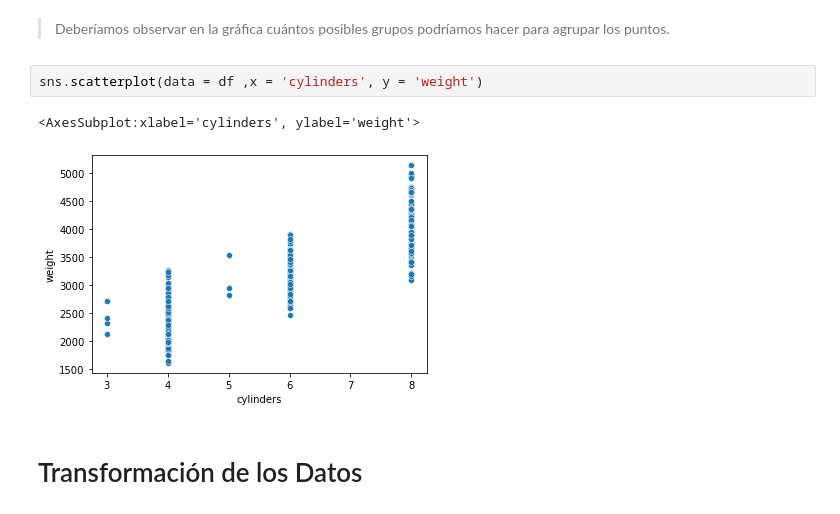
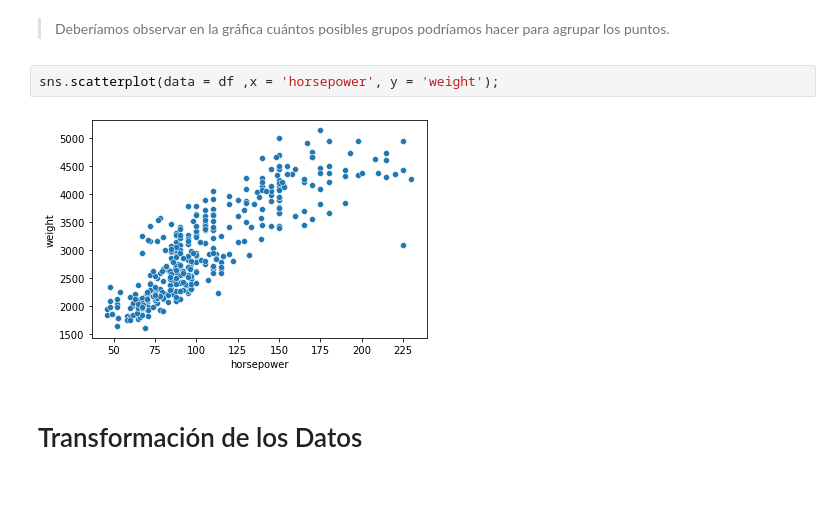
Before and after one commit to jaimee8/machine-learning-program, a Jupyter notebook: #09. Cluster Analysis con k-Means/08practice.ipynb, the cells around one changed output. Saved outputs shown, nothing was run; the diff lists cells and outputs as text.

```diff
--- a/#09. Cluster Analysis con k-Means/08practice.ipynb
+++ b/#09. Cluster Analysis con k-Means/08practice.ipynb
@@ -53,10 +53,9 @@ explanatory.head()
 # %% [markdown]
 > Deberíamos observar en la gráfica cuántos posibles grupos podríamos hacer para agrupar los puntos.
 # %%
-sns.scatterplot(data = df ,x = 'cylinders', y = 'weight')
+sns.scatterplot(data = df ,x = 'horsepower', y = 'weight');
 # %% [output]
-<AxesSubplot:xlabel='cylinders', ylabel='weight'>
-[figure, old version]
+[figure, new version]
 # %% [markdown]
 # Transformación de los Datos
 # %% [markdown]
```
Also changed, not shown: parts of 25 cells of this notebook, 1 other file.
